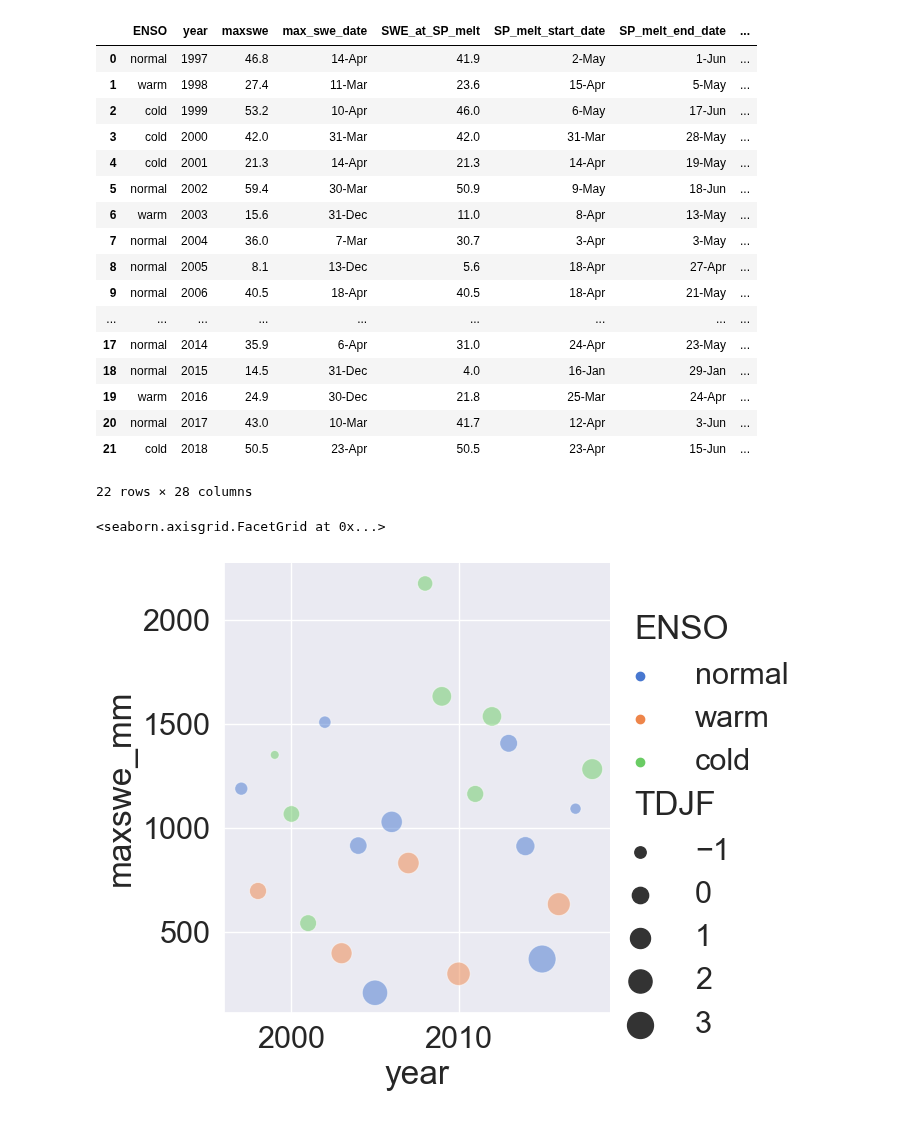
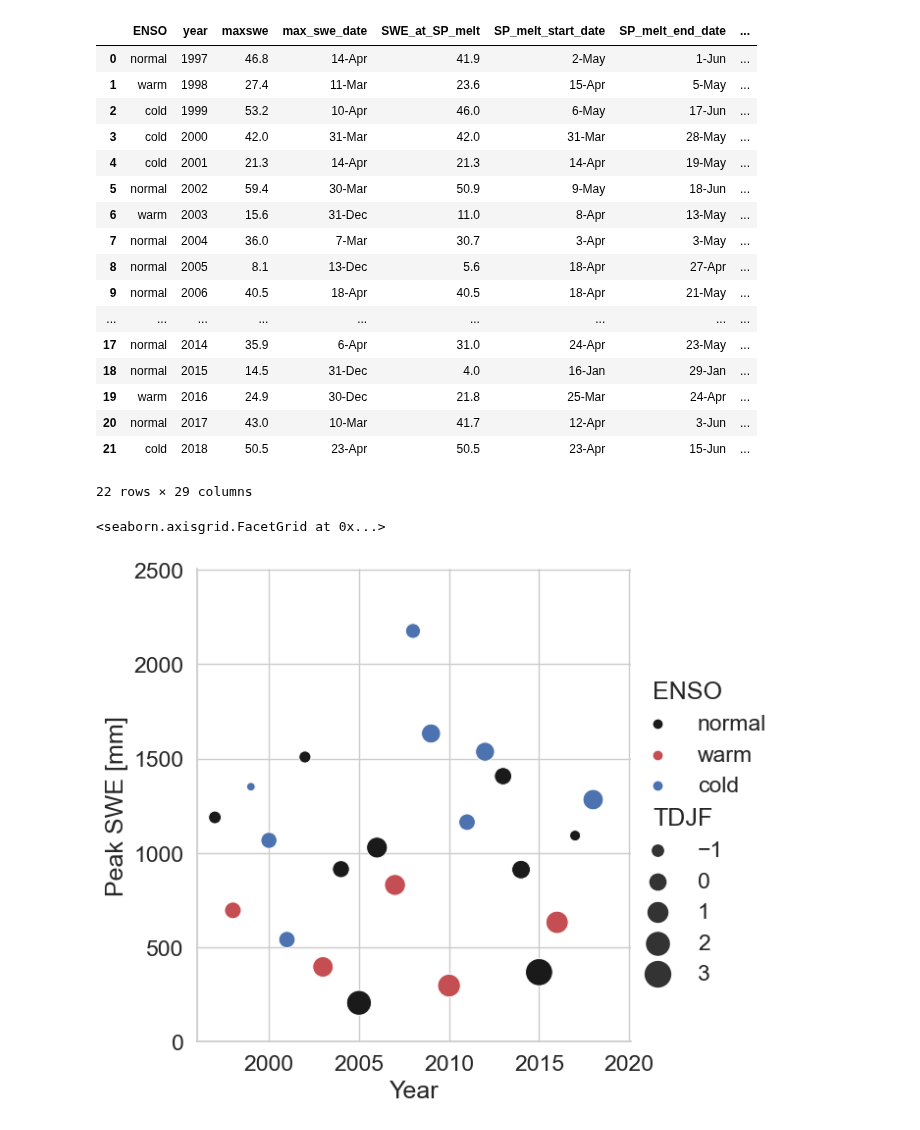
Before and after one commit to NCristea/Snow_SCL, a Jupyter notebook: plot_SWE_metrics.ipynb, the cells around one changed output. Cells and saved outputs as stored; diff of their text form; code cells hidden in the pictures.

```diff
--- a/plot_SWE_metrics.ipynb
+++ b/plot_SWE_metrics.ipynb
@@ -12,3 +12,5 @@ ROOT_DIR = os.path.abspath(os.curdir)
 # %%
 #get paths for data files
 path_swe_metrics = ROOT_DIR + '/Data/Raw/snow_metrics1.csv'
+path_peak_flow_200 = ROOT_DIR + '/Data/Raw/peaks_200.csv'
+#path_peak_flow_200 = ROOT_DIR + '/Data/Raw/peaks_200.csv'
@@ -17,3 +17,9 @@ swe_metrics = pd.read_csv(path_swe_metrics)
+# %%
+swe_metrics = pd.read_csv(path_swe_metrics)
+peak_flow_200 = pd.read_csv(path_peak_flow_200)
+n_peaks_200  = peak_flow_200[((peak_flow_200["year"] >= 1997) & (peak_flow_200['year'] <= 2018))]
+swe_metrics['no_peaks_200'] = n_peaks_200.no_peaks.values
+#peak_flow_200
 # %%
 swe_metrics
 # %% [output]
@@ -59,13 +65,21 @@ swe_metrics
 | 19 | warm | 2016 | 24.9 | 30-Dec | 21.8 | 25-Mar | 24-Apr | ... |
 | 20 | normal | 2017 | 43.0 | 10-Mar | 41.7 | 12-Apr | 3-Jun | ... |
 | 21 | cold | 2018 | 50.5 | 23-Apr | 50.5 | 23-Apr | 15-Jun | ... |
-22 rows × 28 columns
+22 rows × 29 columns
 # %%
-sns.set(font_scale=2)
-sns.relplot(x="year", y="maxswe_mm", hue="ENSO", size="TDJF",
-            sizes=(40, 400), alpha=.5, palette="muted",
+sns.set_context("paper")
+sns.set(font_scale=1.5)
+sns.set_style("whitegrid")
+gfg = sns.relplot(x="year", y="maxswe_mm", hue="ENSO", size="TDJF",
+            sizes=(40, 400), alpha=1, palette = ["k", "r", "b"],
             height=6, data=swe_metrics)
+
+gfg.set(ylim=(0, 2506))
+gfg.set(xlim=(1996, 2020.1))
+gfg.set_xlabels('Year')
+gfg.set_ylabels('Peak SWE [mm]')
+# replace legend labels
 # %% [output]
 <seaborn.axisgrid.FacetGrid at 0x...>
-[figure, old version]
+[figure, new version]
 # %%
```
Also changed, not shown: parts of 9 cells of this notebook, 8 other files.
